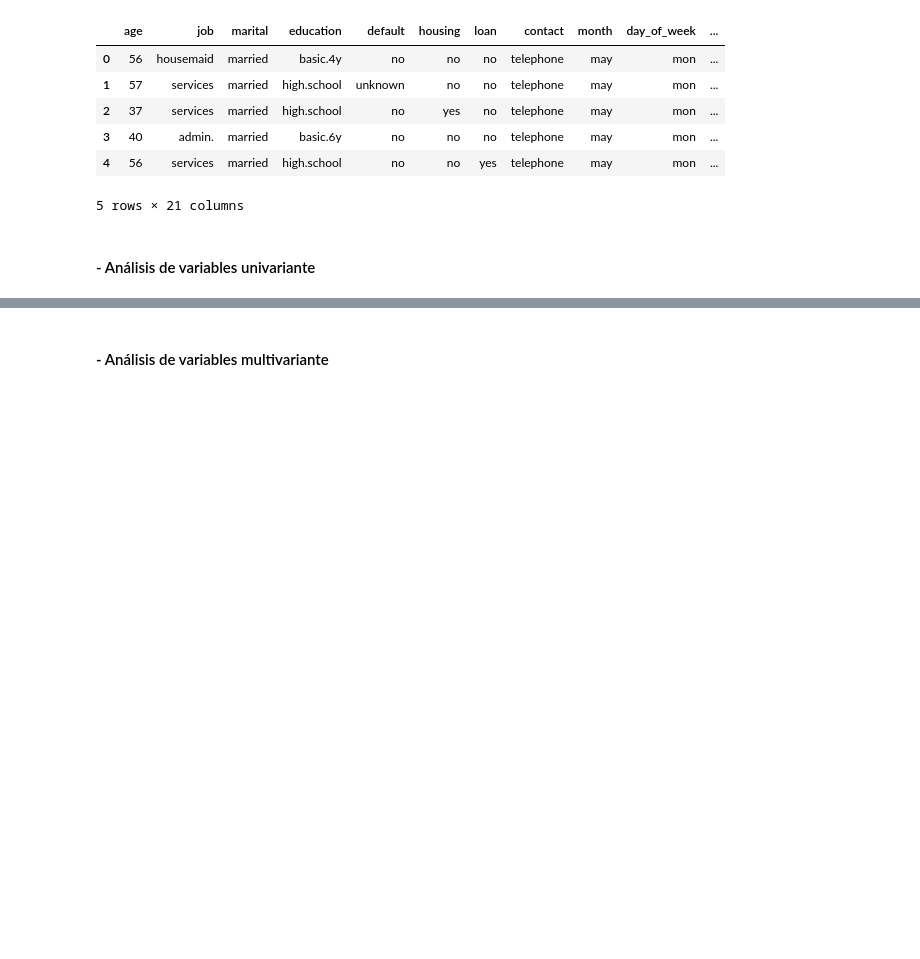
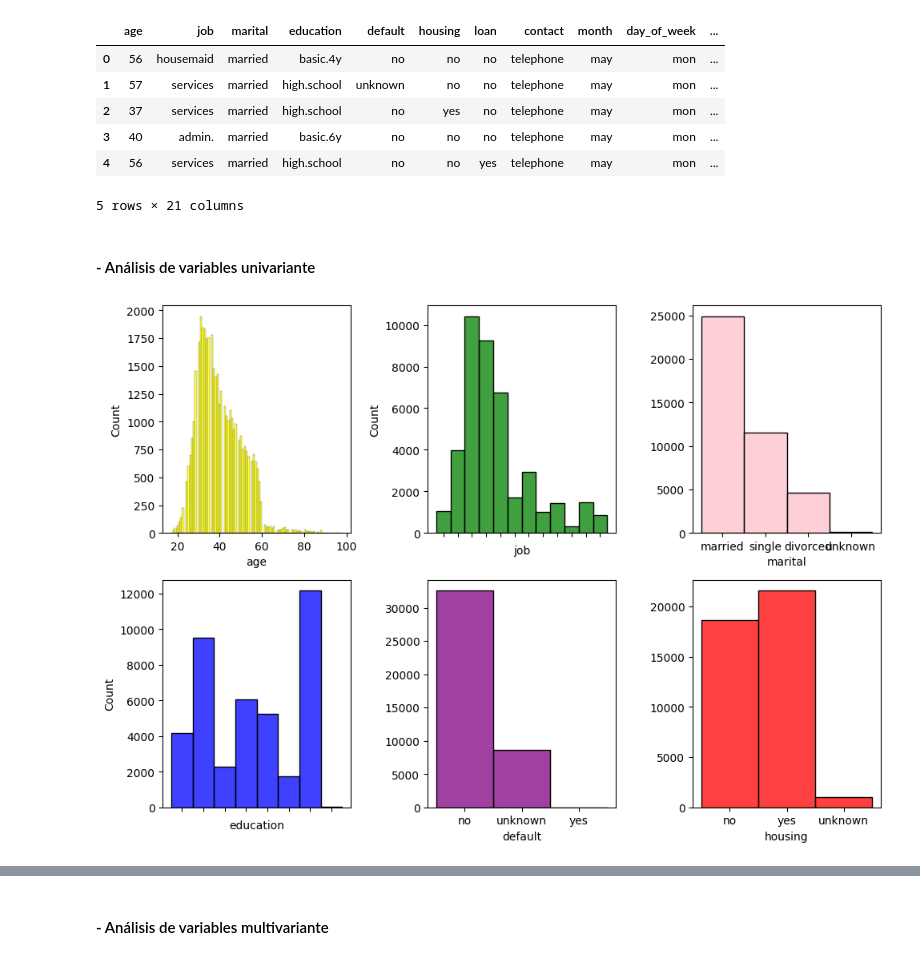
Before and after one commit to Pilizmt/logistic-regression-project-tutorial-pilarzarco, a Jupyter notebook: Bank.ipynb, the cells around one changed output, grey strips where cells are left out. Saved outputs shown, nothing was run; the diff lists cells and outputs as text; code cells hidden in the pictures; blank space fills up the shorter version.

```diff
--- a/Bank.ipynb
+++ b/Bank.ipynb
@@ -38,17 +55,19 @@ bank_df.head()
 # %%
-# # Hacemos el análisis univariante de todas las variables
-# import seaborn as sns
-# import matplotlib.pyplot as plt
+# Hacemos el análisis univariante de todas las variables
+import seaborn as sns
+import matplotlib.pyplot as plt
 
-# fig, axis= plt.subplots(2, 3, figsize=(10, 7))
+fig, axis= plt.subplots(2, 3, figsize=(10, 7))
 
-# sns.histplot(ax=axis[0, 0], data=bank_df, x="age", color="yellow")
-# sns.histplot(ax=axis[0, 1], data=bank_df, x="job", color="green").set_xticklabels([])
-# sns.histplot(ax=axis[0, 2], data=bank_df, x="marital", color="pink").set(ylabel=None)
-# sns.histplot(ax=axis[1, 0], data=bank_df, x="education", color="blue").set_xticklabels([])
-# sns.histplot(ax=axis[1, 1], data=bank_df, x="default", color="purple").set(ylabel=None)
-# sns.histplot(ax=axis[1, 2], data=bank_df, x="housing", color="red").set(ylabel=None)
+sns.histplot(ax=axis[0, 0], data=bank_df, x="age", color="yellow")
+sns.histplot(ax=axis[0, 1], data=bank_df, x="job", color="green").set_xticklabels([])
+sns.histplot(ax=axis[0, 2], data=bank_df, x="marital", color="pink").set(ylabel=None)
+sns.histplot(ax=axis[1, 0], data=bank_df, x="education", color="blue").set_xticklabels([])
+sns.histplot(ax=axis[1, 1], data=bank_df, x="default", color="purple").set(ylabel=None)
+sns.histplot(ax=axis[1, 2], data=bank_df, x="housing", color="red").set(ylabel=None)
 
-# plt.tight_layout()
-# plt.show()
+plt.tight_layout()
+plt.show()
+# %% [output]
+[figure, added]
 # %%
```
Also changed, not shown: parts of 17 cells of this notebook.
